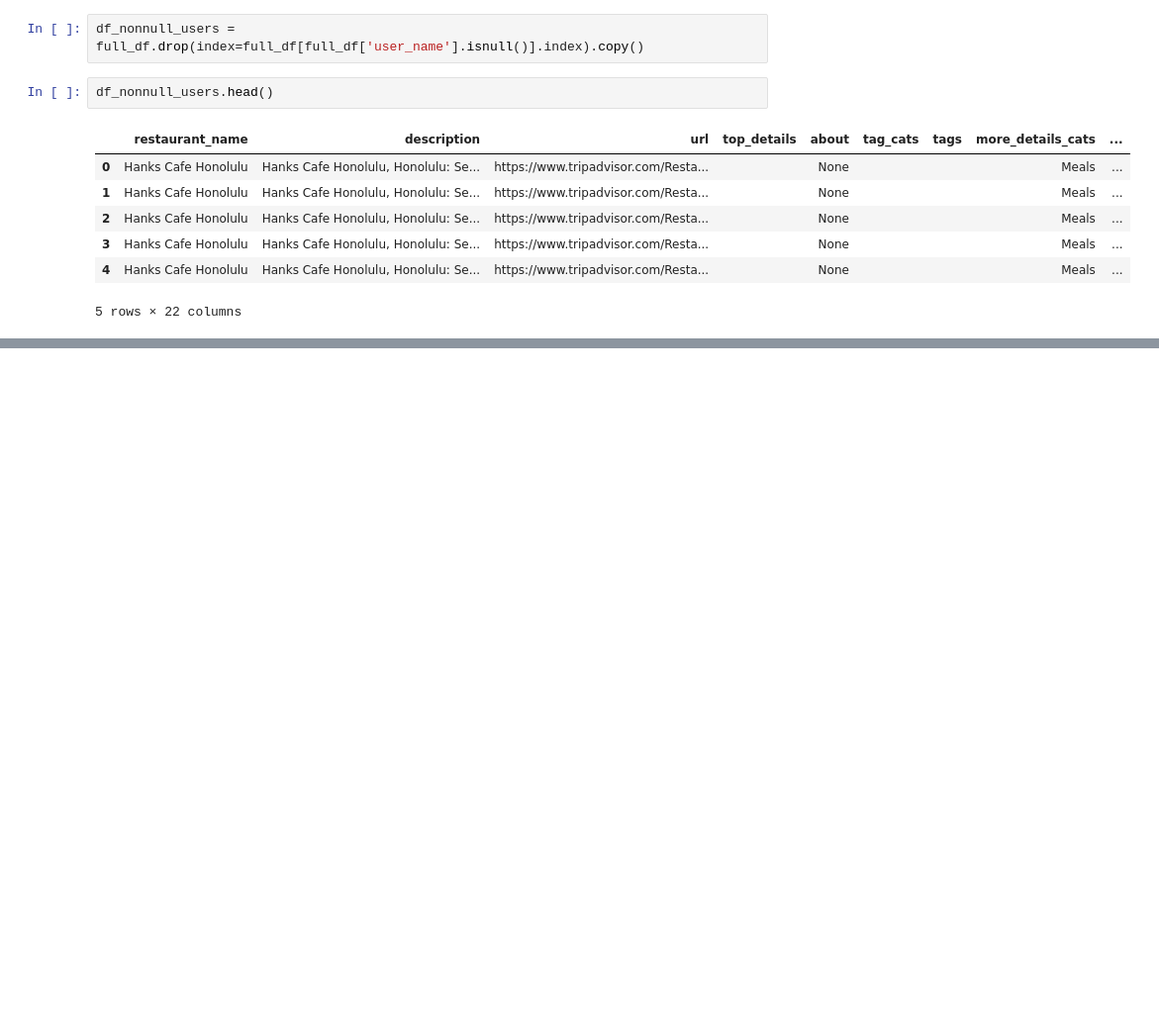
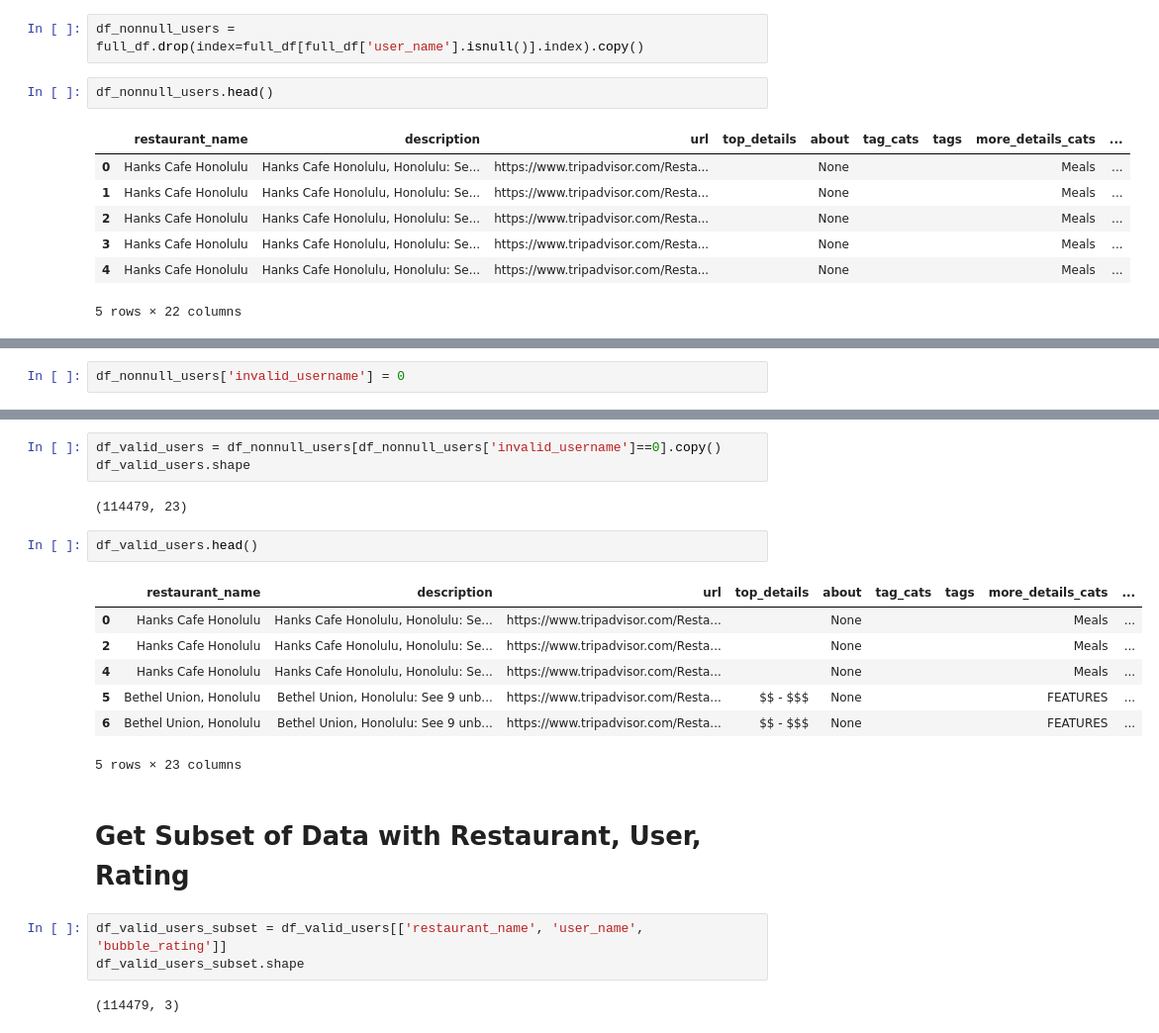
Before and after one commit to chelseanbr/hon-eats-recommender, a Jupyter notebook: eda.ipynb, the cells around one changed output, grey strips where cells are left out. Shown: that part at 99% size. Saved outputs shown, nothing was run; the diff lists cells and outputs as text; blank space fills up the shorter version.

```diff
--- a/eda.ipynb
+++ b/eda.ipynb
@@ -212,0 +215,2 @@ df_nonnull_users.head()
+# %%
+df_nonnull_users['invalid_username'] = 0
@@ -212,0 +234,22 @@ df_nonnull_users.head()
+# %%
+df_valid_users = df_nonnull_users[df_nonnull_users['invalid_username']==0].copy()
+df_valid_users.shape
+# %% [output]
+(114479, 23)
+# %%
+df_valid_users.head()
+# %% [output]
+|  | restaurant_name | description | url | top_details | about | tag_cats | tags | more_details_cats | ... |
+| 0 | Hanks Cafe Honolulu | Hanks Cafe Honolulu, Honolulu: Se... | https://www.tripadvisor.com/Resta... |  | None |  |  | Meals | ... |
+| 2 | Hanks Cafe Honolulu | Hanks Cafe Honolulu, Honolulu: Se... | https://www.tripadvisor.com/Resta... |  | None |  |  | Meals | ... |
+| 4 | Hanks Cafe Honolulu | Hanks Cafe Honolulu, Honolulu: Se... | https://www.tripadvisor.com/Resta... |  | None |  |  | Meals | ... |
+| 5 | Bethel Union, Honolulu | Bethel Union, Honolulu: See 9 unb... | https://www.tripadvisor.com/Resta... | $$ - $$$ | None |  |  | FEATURES | ... |
+| 6 | Bethel Union, Honolulu | Bethel Union, Honolulu: See 9 unb... | https://www.tripadvisor.com/Resta... | $$ - $$$ | None |  |  | FEATURES | ... |
+5 rows × 23 columns
+# %% [markdown]
+# Get Subset of Data with Restaurant, User, Rating
+# %%
+df_valid_users_subset = df_valid_users[['restaurant_name', 'user_name', 'bubble_rating']]
+df_valid_users_subset.shape
+# %% [output]
+(114479, 3)
```
Also changed, not shown: parts of 13 cells of this notebook.
